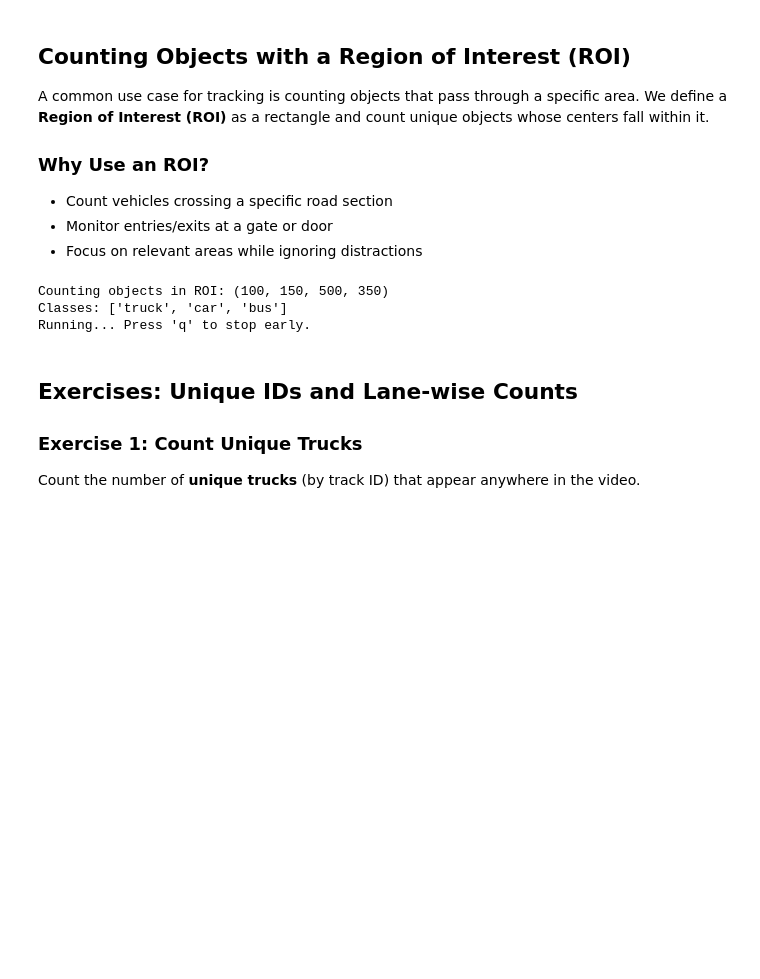
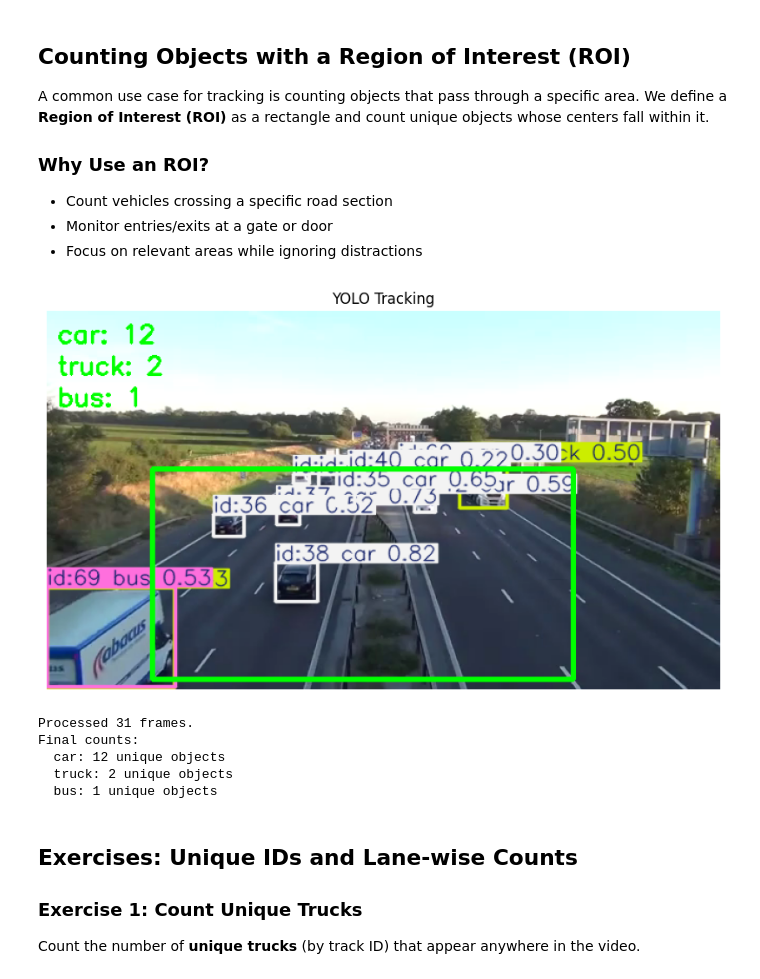
Before and after one commit to ezponda/ai-application-course-materials, a Jupyter notebook: notebooks/07c_object_tracking_with_ultralytics.ipynb, the cells around one changed output. Drawn from its saved outputs; the diff is of its cells as text; code cells hidden in the pictures; blank space fills up the shorter version.

```diff
--- a/notebooks/07c_object_tracking_with_ultralytics.ipynb
+++ b/notebooks/07c_object_tracking_with_ultralytics.ipynb
@@ -346,50 +354,57 @@ classes_to_count = ['truck', 'car', 'bus']
 
 counter = SimpleObjectCounter(roi, classes_to_count)
 
-# Run tracking with counting
+# Run tracking with counting (bounded)
 cap = cv2.VideoCapture(traffic_url)
+frame_count = 0
+max_frames = None if RUN_FULL_VIDEO else MAX_FRAMES
+
 print(f"Counting objects in ROI: {roi}")
 print(f"Classes: {classes_to_count}")
-print("Running... Press 'q' to stop early.")
+print(f"Processing {'all' if max_frames is None else max_frames} frames...")
 
 while cap.isOpened():
     success, frame = cap.read()
     if not success:
+        break
+
+    frame_count += 1
+    if max_frames is not None and frame_count > max_frames:
         break
 
     results = model.track(frame, persist=True, verbose=False)
     result = results[0]
 
     # Update counter
     counter.update(result)
 
     # Display with ROI
     annotated = result.plot()
 
     # Add count overlay
     counts = counter.get_counts()
     y_pos = 30
     for cls_name, count in counts.items():
         text = f"{cls_name}: {count}"
         cv2.putText(annotated, text, (10, y_pos),
                     cv2.FONT_HERSHEY_SIMPLEX, 0.8, (0, 255, 0), 2)
         y_pos += 30
 
     show_frame(annotated, roi)
 
-    if cv2.waitKey(1) & 0xFF == ord('q'):
-        break
+cap.release()
 
-cap.release()
-cv2.destroyAllWindows()
-
-print("\nFinal counts:")
+print(f"\nProcessed {frame_count} frames.")
+print("Final counts:")
 for cls_name, count in counter.get_counts().items():
     print(f"  {cls_name}: {count} unique objects")
 # %% [output]
+[figure, added]
-Counting objects in ROI: (100, 150, 500, 350)
-Classes: ['truck', 'car', 'bus']
-Running... Press 'q' to stop early.
+Processed 31 frames.
+Final counts:
+  car: 12 unique objects
+  truck: 2 unique objects
+  bus: 1 unique objects
 # %% [markdown]
 ## Exercises: Unique IDs and Lane-wise Counts
 
```
Also changed, not shown: parts of 5 cells of this notebook, 17 other files.
